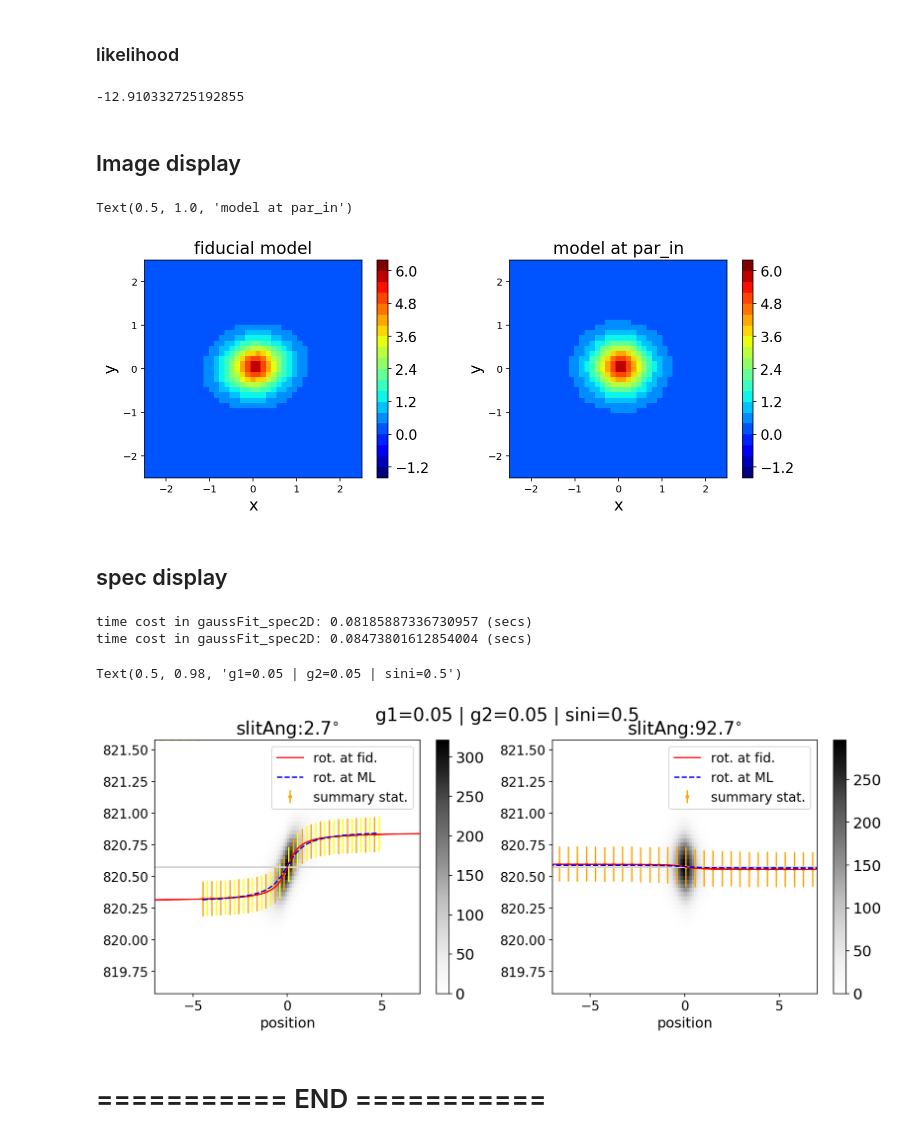
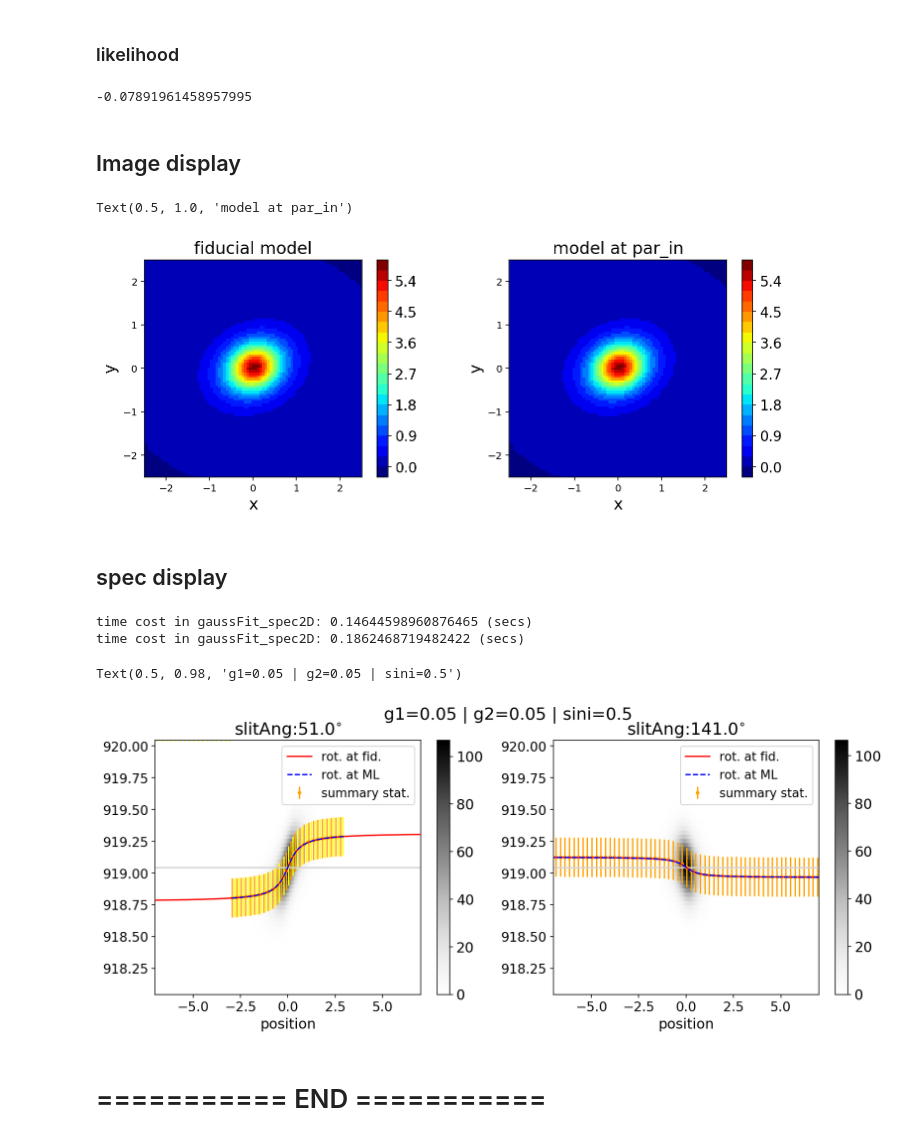
Before and after one commit to hungjinh/BinnedFit, a Jupyter notebook: notebook/branch_runs/tfCube2/[check] fit status.ipynb, the cells around one changed output. Saved outputs shown, nothing was run; the diff lists cells and outputs as text; code cells hidden in the pictures.

```diff
--- a/notebook/branch_runs/tfCube2/[check] fit status.ipynb
+++ b/notebook/branch_runs/tfCube2/[check] fit status.ipynb
@@ -39,14 +37,14 @@ pars['g1'] = 0.05
 pars['g2'] = 0.05
 pars['sini'] = 0.5
 
-pars['redshift'] = 0.25
+pars['redshift'] = 0.4
 
 pars['aspect'] = 0.2
 pars['half_light_radius'] = 0.5
-pars['theta_int'] = 0./180.*np.pi #np.pi/3.
+pars['theta_int'] = np.pi/6
 
-pars['slitWidth'] = 1.0
-pars['ngrid'] = 128
+pars['slitWidth'] = 0.06
+pars['ngrid'] = 256
 
 pars['norm'] = 0.0
 
@@ -81,10 +79,16 @@ pars['linelist'] = linelist
 
 eint_thy = cal_e_int(sini=pars['sini'], q_z=pars['aspect'])
 eobs_thy = cal_e_obs(e_int=eint_thy, g1=pars['g1'])
-theta_obs = cal_theta_obs(g1=pars['g1'], g2=pars['g2'], theta_int=pars['theta_int'])
+#theta_obs = cal_theta_obs(g1=pars['g1'], g2=pars['g2'], theta_int=pars['theta_int'])
+#theta_obs = cal_theta_obs(g1=pars['g1'], g2=pars['g2'], theta_int=0.)
+theta_obs = cal_theta_obs(g2=pars['g2'], theta_int=pars['theta_int'], e_int=eint_thy)
+
 
 slitAng_major_p = theta_obs #0.001 #theta_obs
 slitAng_minor_p = theta_obs + np.pi/2. #np.pi/2. #theta_obs + np.pi/2.
+
+# slitAng_major_p = cal_theta_obs(g1=pars['g1'], g2=pars['g2'], theta_int=pars['theta_int'])
+# slitAng_minor_p = cal_theta_obs(g1=pars['g1'], g2=pars['g2'], theta_int=pars['theta_int']+np.pi/2)
 
 
 bestfit_e_obs = eobs_thy
@@ -160,6 +164,15 @@ print('lambda_emit',data_info['lambda_emit'])
 # %% [output]
 line_species Halpha
 lambda_emit 656.461
+# %%
+TF = TFCube(pars=pars, line_species=line_species, flux_norm=flux_norm, sky_norm=1.)
+
+data_info = TF.gen_mock_data(noise_mode=0)
+
+data_info['lambdaGrid'] = TF.lambdaGrid
+data_info['spaceGrid'] = TF.spaceGrid
+data_info['line_species'] = line_species
+data_info['lambda_emit'] = pars['linelist']['lambda'][pars['linelist']['species']==line_species][0]
 # %%
 GM=Gamma(data_info=data_info, \
          active_par_key=['vcirc', 'sini', 'vscale', 'r_0', 'v_0', 'g1', 'g2', 'half_light_radius','theta_int'])
@@ -177,11 +191,11 @@ array([2.e+02, 5.e-01, 5.e-01, 0.e+00, 0.e+00, 5.e-02, 5.e-02, 5.e-01,
 # %% [markdown]
 # Check
 # %%
-#active_par_in = active_par_fid.copy()
+active_par_in = active_par_fid.copy()
 #active_par_in = np.array([ 200.,  0.5,  0.5,  0., 0., 0., 0.,  0.5, -10./180.*np.pi])
-active_par_in=np.array([ 1.96536091e+02,  5.42463379e-01,  7.34027888e-01, -1.46131834e-02,
-        5.50775993e-01, -1.77364315e-02, -1.66924452e-03,  5.01150147e-01,
-       -2.67695927e-03])
+#active_par_in=np.array([ 1.96536091e+02,  5.42463379e-01,  7.34027888e-01, -1.46131834e-02,
+#        5.50775993e-01, -1.77364315e-02, -1.66924452e-03,  5.01150147e-01,
+#       -2.67695927e-03])
 par_in = GM.Pars.gen_par_dict(active_par=active_par_in, active_par_key=GM.active_par_key, par_ref=GM.par_base)
 # %%
 for ind, key in enumerate(GM.active_par_key):
@@ -202,7 +216,7 @@ theta_int:  -0.00267695927
 loglike_now = GM.cal_loglike(active_par=active_par_in)
 loglike_now
 # %% [output]
--12.910332725192855
+-0.07891961458957995
 # %%
 image_out = GM.ImgFit.model_image(sini=par_in['sini'] , half_light_radius=par_in['half_light_radius'], \
                                   theta_int=par_in['theta_int'], g1=par_in['g1'], g2=par_in['g2'])
@@ -222,34 +236,36 @@ for j in range(GM.RotFit.Nspec):
 # %% [markdown]
 ## Image display
 # %%
-X, Y = np.meshgrid(GalIM.spaceGrid, GalIM.spaceGrid)
+obsImg = data_info['image']
+
+X, Y = np.meshgrid(TF.spaceGrid, TF.spaceGrid)
 
 fig, ax = plt.subplots(1,2, figsize=(12., 4.))
 plt.rc('font',size=14)
 
 levels = MaxNLocator(nbins=20).tick_values(obsImg.min(), obsImg.max())
 norm = BoundaryNorm(levels, ncolors=plt.cm.jet.N, clip=True)
 
 galo = ax[0].pcolormesh(X, Y, data_info['image'], cmap=plt.cm.jet, norm=norm)
 galm = ax[1].pcolormesh(X, Y, image_out, cmap=plt.cm.jet, norm=norm)
 
 fig.colorbar(galo, ax=ax[0])
 fig.colorbar(galm, ax=ax[1])
 
 axixlim = 2.5
 
 for j in range(2):
     ax[j].set_xlim((-axixlim, axixlim))
     ax[j].set_ylim((-axixlim, axixlim))
     ax[j].set_aspect('equal')
     ax[j].set_xlabel('x', fontsize=16)
     ax[j].set_ylabel('y', fontsize=16)
 
 ax[0].set_title('fiducial model')
 ax[1].set_title('model at par_in')
 # %% [output]
 Text(0.5, 1.0, 'model at par_in')
-[figure, old version]
+[figure, new version]
 # %% [markdown]
 ## spec display
 # %%
@@ -264,7 +280,7 @@ lambdaGrid, spaceGrid = GM.RotFit.lambdaGrid, GM.RotFit.spaceGrid
 ############
 
 fig,ax = plt.subplots(1,2,figsize=(14,5))
-plt.rc('font',size=16)
+plt.rc('font',size=15)
 
 img0=ax[0].imshow(data_info['spec'][0].T, extent=[x_min, x_MAX, lambda_min, lambda_MAX ], aspect='auto',cmap='Greys', origin="lower")
 img1=ax[1].imshow(data_info['spec'][1].T, extent=[x_min, x_MAX, lambda_min, lambda_MAX ], aspect='auto',cmap='Greys', origin="lower")
@@ -321,7 +337,7 @@ for j in range(2):
     slitAng_i = pars['slitAngles'][j]*180./np.pi
     ax[j].set_title( f'slitAng:{slitAng_i:.1f}'+'$^{\circ}$' )
 
-    ax[j].legend(loc="best",prop={'size':14})
+    ax[j].legend(loc="best",prop={'size':13})
 
 
 g1=pars['g1']
@@ -330,10 +346,10 @@ sini=pars['sini']
 
 fig.suptitle(f'g1={g1:.2f} | g2={g2:.2f} | sini={sini:.1f}')
 # %% [output]
-time cost in gaussFit_spec2D: 0.08185887336730957 (secs)
-time cost in gaussFit_spec2D: 0.08473801612854004 (secs)
+time cost in gaussFit_spec2D: 0.14644598960876465 (secs)
+time cost in gaussFit_spec2D: 0.1862468719482422 (secs)
 Text(0.5, 0.98, 'g1=0.05 | g2=0.05 | sini=0.5')
-[figure, old version]
+[figure, new version]
 # %% [markdown]
 # =========== END ===========
 # %%
```
Also changed, not shown: parts of 6 cells of this notebook, 4 other files.
